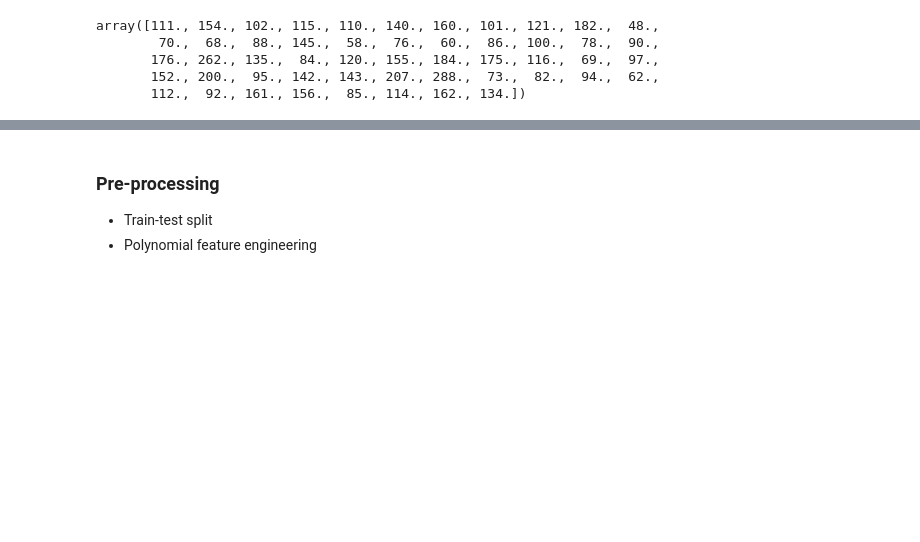
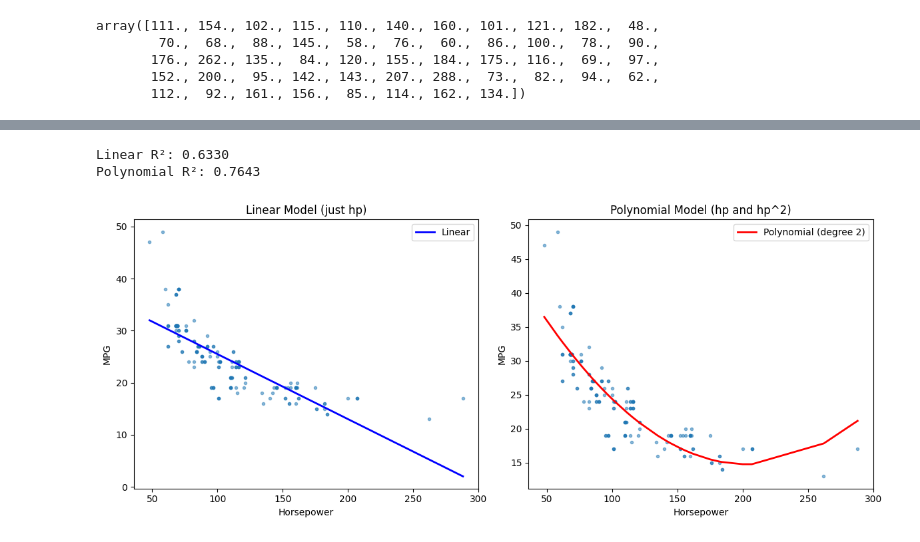
Before and after one commit to GettysburgDataScience/DS325-Notes, a Jupyter notebook: _sources/01_Regression/03_polynomial_regression.ipynb, the cells around one changed output, grey strips where cells are left out. Cells and saved outputs as stored; diff of their text form; code cells hidden in the pictures; blank space fills up the shorter version.

```diff
--- a/_sources/01_Regression/03_polynomial_regression.ipynb
+++ b/_sources/01_Regression/03_polynomial_regression.ipynb
@@ -525,6 +477 @@ housing_df.drop(columns = columns_to_drop, inplace=True)
-# %% [markdown]
-### Pre-processing
-
- - Train-test split
- - Polynomial feature engineering
 # %%
@@ -536,0 +481,48 @@ X_train, X_test, y_train, y_test = train_test_split(X, y, test_size = 0.5, rando
+# %%
+
+# Fit linear model
+linreg = LinearRegression()
+linreg.fit(X, y)
+y_pred_lin = linreg.predict(X)
+# %%
+# Fit polynomial model (degree 2)
+poly = PolynomialFeatures(degree=2)
+X_poly = poly.fit_transform(X)
+
+lin_poly = LinearRegression()
+lin_poly.fit(X_poly, y)
+y_pred_poly = lin_poly.predict(X_poly)
+# %%
+
+# Compare
+print(f"Linear R²: {r2_score(y, y_pred_lin):.4f}")
+print(f"Polynomial R²: {r2_score(y, y_pred_poly):.4f}")
+
+# Visualize
+X_sorted = np.sort(X, axis=0)
+X_sorted_poly = poly.transform(X_sorted)
+
+fig, ax = plt.subplots(1,2, figsize=(12, 5))
+
+ax[0].plot(X, y, '.', alpha=0.5)
+ax[0].plot(X_sorted, linreg.predict(X_sorted), 'b-', linewidth=2, label='Linear')
+
+ax[0].set_xlabel('Horsepower')
+ax[0].set_ylabel('MPG')
+ax[0].set_title('Linear Model (just hp)')
+ax[0].legend()
+
+plt.plot(X, y, '.', alpha=0.5)
+plt.plot(X_sorted, poly_model.predict(X_sorted_poly), 'r-', linewidth=2, label='Polynomial (degree 2)')
+
+plt.xlabel('Horsepower')
+plt.ylabel('MPG')
+plt.title('Polynomial Model (hp and hp^2)')
+plt.legend()
+
+plt.tight_layout()
+plt.show()
+# %% [output]
+Linear R²: 0.6330
+Polynomial R²: 0.7643
+[figure, added]
```
Also changed, not shown: parts of 10 cells of this notebook, 15 other files.
